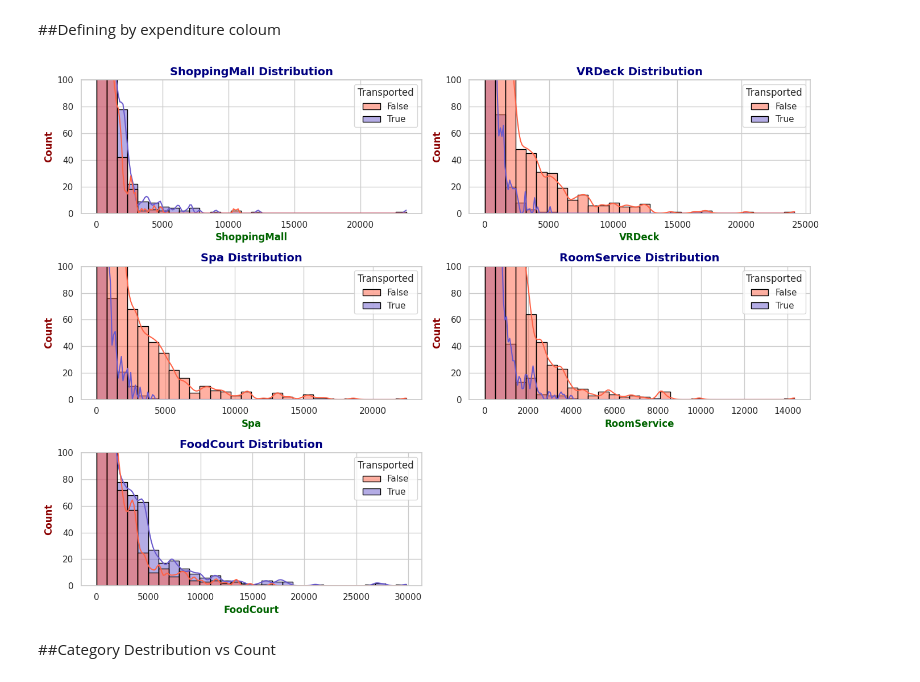
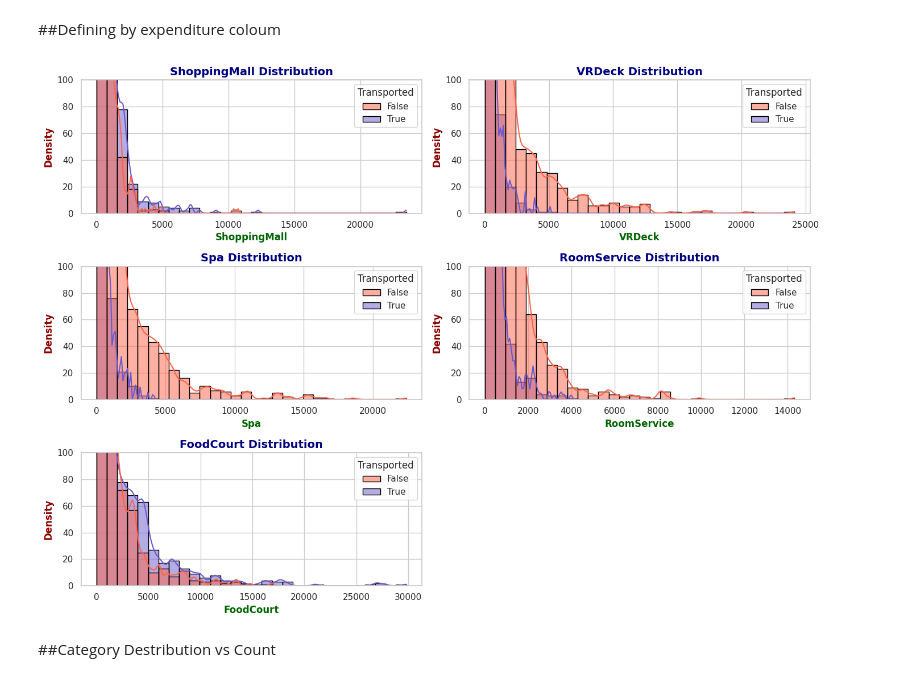
Before and after one commit to 7PAM2015-0509-2023-Team-8/Kaggle-Challenge, a Jupyter notebook: Kaggle_Challenge.ipynb, the cells around one changed output. Drawn from its saved outputs; the diff is of its cells as text; code cells hidden in the pictures.

```diff
--- a/Kaggle_Challenge.ipynb
+++ b/Kaggle_Challenge.ipynb
@@ -215,33 +216,33 @@ plt.show()
 ##Defining by expenditure coloum
 # %%
 # Define expenditure columns
-exp_cols = ["ShoppingMall","VRDeck","Spa","RoomService", "FoodCourt",]
+exp_cols = ["ShoppingMall","VRDeck","Spa","RoomService", "FoodCourt"]
 
 # Set custom colors for plot
 custom_palette = ["#FF6347", "#6A5ACD"]
 # Create the plot
 plt.figure(figsize=(14, 10))
 
 for idx, column in enumerate(exp_cols):
     plt.subplot(3, 2, idx + 1)
     sns.histplot(
         x=column,
         hue="Transported",
         data=train_df,
         bins=30,
         kde=True,
         palette=custom_palette,
         edgecolor='black',  # Add black edges to bars for visibility
     )
     plt.title(f"{column} Distribution", fontsize=14, fontweight='bold', color='navy')
     plt.xlabel(column, fontsize=12, fontweight='bold', color='darkgreen')
-    plt.ylabel("Count", fontsize=12, fontweight='bold', color='darkred')
+    plt.ylabel("Density", fontsize=12, fontweight='bold', color='darkred')
     plt.ylim(0, 100)
     plt.tight_layout()
 
 plt.show()
 # %% [output]
-[figure, old version]
+[figure, new version]
 # %% [markdown]
 ##Category Destribution vs Count
 # %%
```
Also changed, not shown: parts of 12 cells of this notebook.
